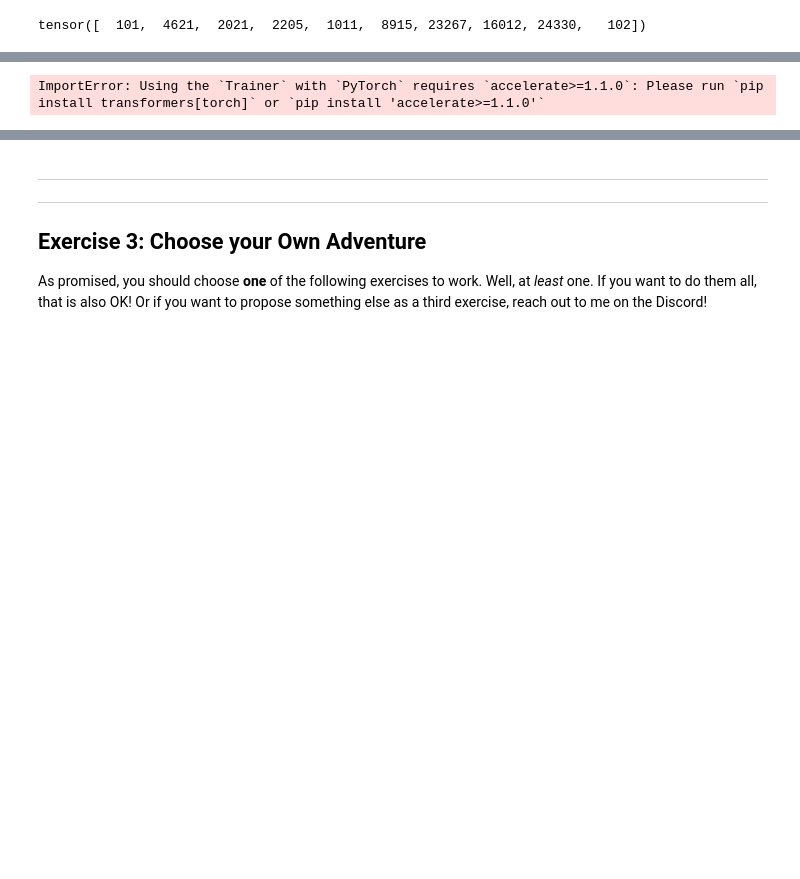
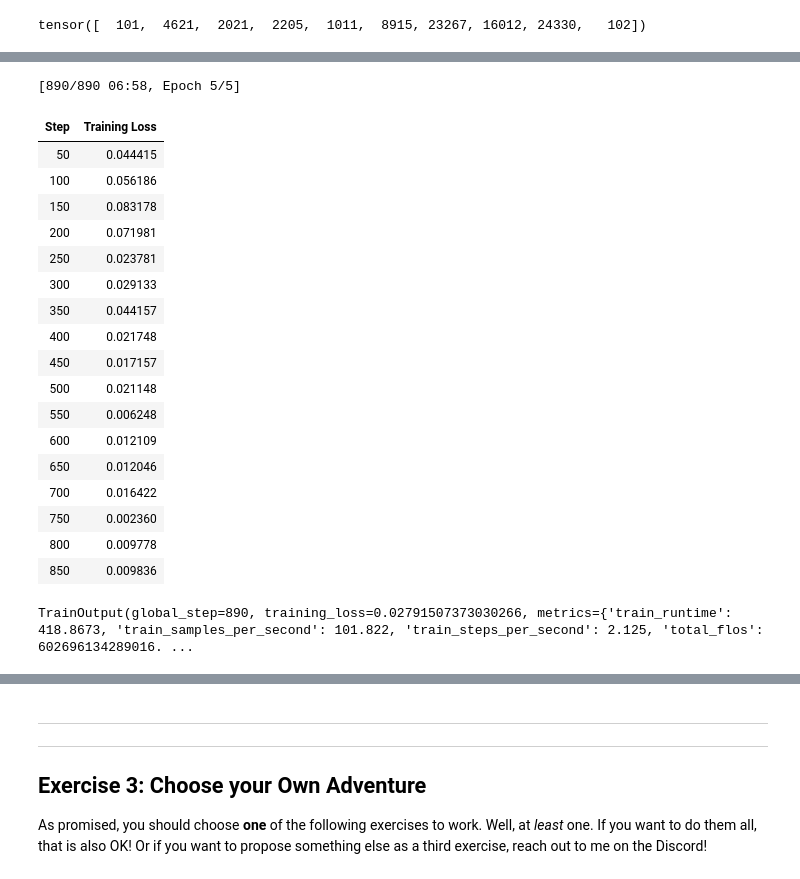
Before and after one commit to francesco-faggioli/DLA_Lab, a Jupyter notebook: DLA_Lab2/DLA-Lab2.ipynb, the cells around one changed output, grey strips where cells are left out. Saved outputs shown, nothing was run; the diff lists cells and outputs as text; code cells hidden in the pictures; blank space fills up the shorter version.

```diff
--- a/DLA_Lab2/DLA-Lab2.ipynb
+++ b/DLA_Lab2/DLA-Lab2.ipynb
@@ -508,34 +544,54 @@ ERROR: Invalid requirement: "'accelerate": Expected package name at the start of
 # %%
 # Your code here.
 from transformers import TrainingArguments, Trainer, DataCollatorWithPadding
+
 data_collator = DataCollatorWithPadding(tokenizer=tokenizer)
 
 # wandb.login() mettere la chiave
 
 training_args = TrainingArguments(
     output_dir='./output',
     learning_rate=2e-5, # più basso (da rimettere giusto)
     per_device_train_batch_size=48,
     per_device_eval_batch_size=48,
     num_train_epochs=5,
     use_cpu=False,
 #    save_strategy='epoch',
 #    report_to='wandb',
     logging_strategy="steps",
-    logging_steps=1,
+    logging_steps=50,
 #    do_eval=True,
 #    eval_strategy='epoch'
 )
 
 trainer = Trainer(
    model=cls_model,
    args=training_args,
    train_dataset=tokenized_train,
    data_collator=data_collator,
 #   eval_dataset=tokenized_val,
 #   compute_metrics=compute_metrics,
 )
 
 trainer.train()
 # %% [output]
-ImportError: Using the `Trainer` with `PyTorch` requires `accelerate>=1.1.0`: Please run `pip install transformers[torch]` or `pip install 'accelerate>=1.1.0'`
+[890/890 06:58, Epoch 5/5]
+| Step | Training Loss |
+| 50 | 0.044415 |
+| 100 | 0.056186 |
+| 150 | 0.083178 |
+| 200 | 0.071981 |
+| 250 | 0.023781 |
+| 300 | 0.029133 |
+| 350 | 0.044157 |
+| 400 | 0.021748 |
+| 450 | 0.017157 |
+| 500 | 0.021148 |
+| 550 | 0.006248 |
+| 600 | 0.012109 |
+| 650 | 0.012046 |
+| 700 | 0.016422 |
+| 750 | 0.002360 |
+| 800 | 0.009778 |
+| 850 | 0.009836 |
+TrainOutput(global_step=890, training_loss=0.02791507373030266, metrics={'train_runtime': 418.8673, 'train_samples_per_second': 101.822, 'train_steps_per_second': 2.125, 'total_flos': 602696134289016. ...
```
Also changed, not shown: parts of 18 cells of this notebook.
